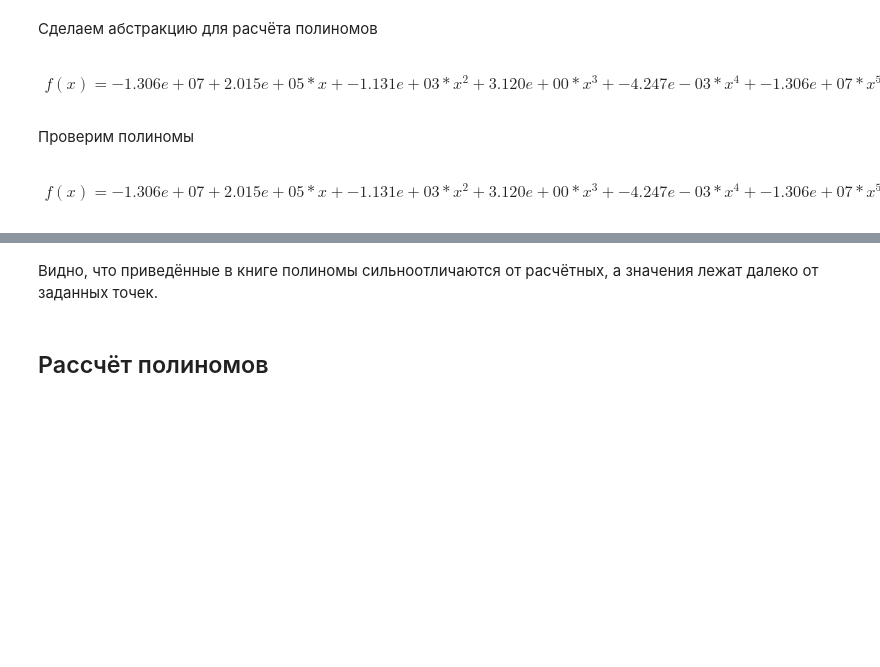
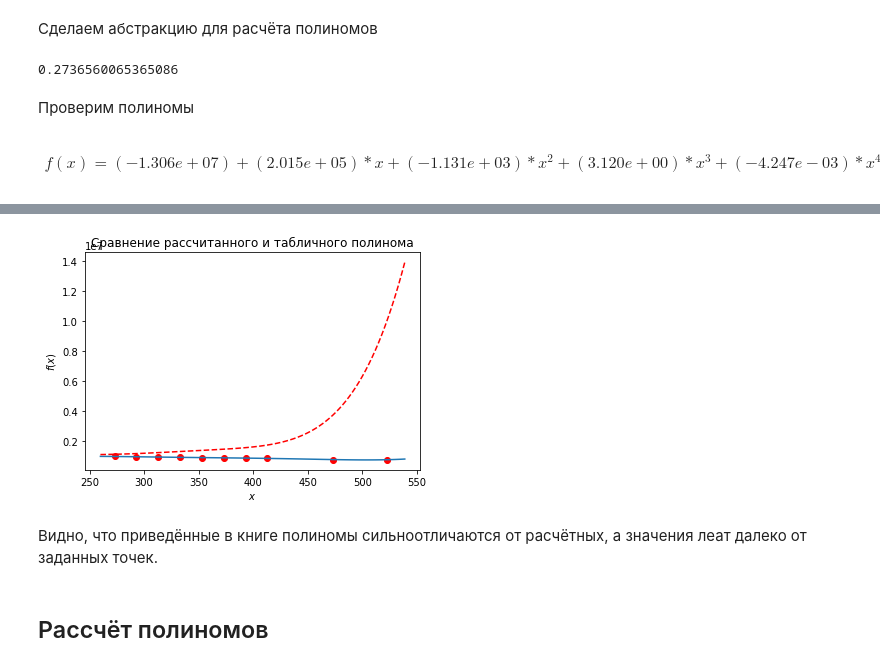
Before and after one commit to andreineustroev/task4, a Jupyter notebook: Задача А4.ipynb, the cells around one changed output, grey strips where cells are left out. Saved outputs shown, nothing was run; the diff lists cells and outputs as text; code cells hidden in the pictures; blank space fills up the shorter version.

```diff
--- a/Задача А4.ipynb
+++ b/Задача А4.ipynb
@@ -85,12 +81,12 @@ class polinome5:
 
     def latexPrint(self):
         return Latex(r'\begin{eqnarray} f(x) = '
-            + str( '%.3e' % (self.coeficients[5])) +
-        '+' + str( '%.3e' % (self.coeficients[4])) + '* x' +
-        '+' + str( '%.3e' % (self.coeficients[3])) + '* x^2' +
-        '+' + str( '%.3e' % (self.coeficients[2])) + '* x^3' +
-        '+' + str( '%.3e' % (self.coeficients[1])) + '* x^4' +
-        '+' + str( '%.3e' % (self.coeficients[5])) + '* x^5' +
+            + str( '(%.3e)' % (self.coeficients[5])) +
+        '+' + str( '(%.3e)' % (self.coeficients[4])) + '* x' +
+        '+' + str( '(%.3e)' % (self.coeficients[3])) + '* x^2' +
+        '+' + str( '(%.3e)' % (self.coeficients[2])) + '* x^3' +
+        '+' + str( '(%.3e)' % (self.coeficients[1])) + '* x^4' +
+        '+' + str( '(%.3e)' % (self.coeficients[5])) + '* x^5' +
         r'\end{eqnarray}')
 
 
@@ -105,12 +101,16 @@ class polinome5:
 
         return a0 + a1*x + a2*(x**2) + a3*(x**3) + a4*(x**4) + a5*(x**5)
 
+    def error(self):
+        f = [self.approx_func(i) for i in self.x]
+        error = [abs((i-j)/i) for i in self.y for j in f]
+        return max(error)
+
 
 h_ev_poly = polinome5(temperature, h_ev)
-h_ev_poly.latexPrint()
-#print(h_ev_poly.approx_func(273))
+h_ev_poly.error()
 # %% [output]
-\begin{eqnarray} f(x) = -1.306e+07+2.015e+05* x+-1.131e+03* x^2+3.120e+00* x^3+-4.247e-03* x^4+-1.306e+07* x^5\end{eqnarray}
+0.2736560065365086
 # %%
 import matplotlib
 import matplotlib.pyplot as plt
@@ -131,12 +131,15 @@ def table_poly(x):
 
 h_ev_poly.latexPrint()
 # %% [output]
-\begin{eqnarray} f(x) = -1.306e+07+2.015e+05* x+-1.131e+03* x^2+3.120e+00* x^3+-4.247e-03* x^4+-1.306e+07* x^5\end{eqnarray}
+\begin{eqnarray} f(x) = (-1.306e+07)+(2.015e+05)* x+(-1.131e+03)* x^2+(3.120e+00)* x^3+(-4.247e-03)* x^4+(-1.306e+07)* x^5\end{eqnarray}
 # %%
 y1 = [h_ev_poly.approx_func(i) for i in x]
 y2 = [table_poly(i) for i in x]
 
 line_h_ev_example = plt.plot(temperature, h_ev, 'ro')
 line_h_ev_example = plt.plot(x, y1)
-line_h_ev_example = plt.plot(x, y2, '--')
+line_h_ev_example = plt.plot(x, y2, 'r--')
+line_h_ev_example = plt.xlabel(r'$x$')
+line_h_ev_example = plt.ylabel(r'$f(x)$')
+line_h_ev_example = plt.title('Сравнение рассчитанного и табличного полинома')
 # %% [output]
@@ -145,5 +146,6 @@ line_h_ev_example = plt.plot(x, y2, '--')
+[figure, added]
 # %% [markdown]
-Видно, что приведённые в книге полиномы сильноотличаются от расчётных, а значения лежат далеко от заданных точек.
+Видно, что приведённые в книге полиномы сильноотличаются от расчётных, а значения леат далеко от заданных точек.
 # %% [markdown]
 ## Рассчёт полиномов
 # %%
```
Also changed, not shown: parts of 62 cells of this notebook.
